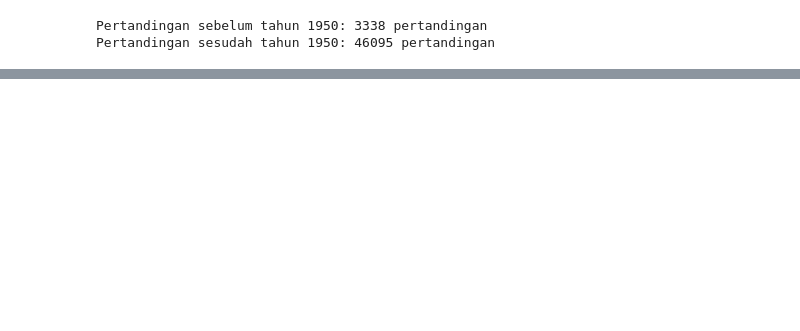
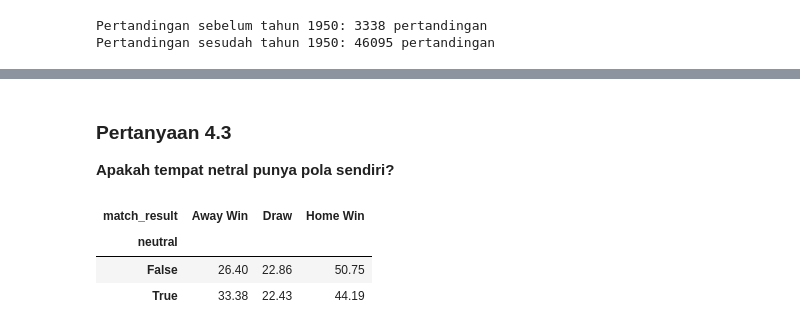
Before and after one commit to RyannPy/international-football-prediction, a Jupyter notebook: notebooks/04_exploratory_data_analyis.ipynb, the cells around one changed output, grey strips where cells are left out. Cells and saved outputs as stored; diff of their text form; code cells hidden in the pictures; blank space fills up the shorter version.

```diff
--- a/notebooks/04_exploratory_data_analyis.ipynb
+++ b/notebooks/04_exploratory_data_analyis.ipynb
@@ -272,0 +379,14 @@ Analisis distribusi pertandingan menunjukkan bahwa perkembangan sepak bola inter
+# %% [markdown]
+### Pertanyaan 4.3
+**Apakah tempat netral punya pola sendiri?**
+# %%
+results.groupby("neutral")["match_result"] \
+       .value_counts(normalize=True) \
+       .mul(100) \
+       .round(2) \
+       .unstack()
+# %% [output]
+| match_result | Away Win | Draw | Home Win |
+| neutral |  |  |  |
+| False | 26.40 | 22.86 | 50.75 |
+| True | 33.38 | 22.43 | 44.19 |
```
Also changed, not shown: parts of 34 cells of this notebook.
